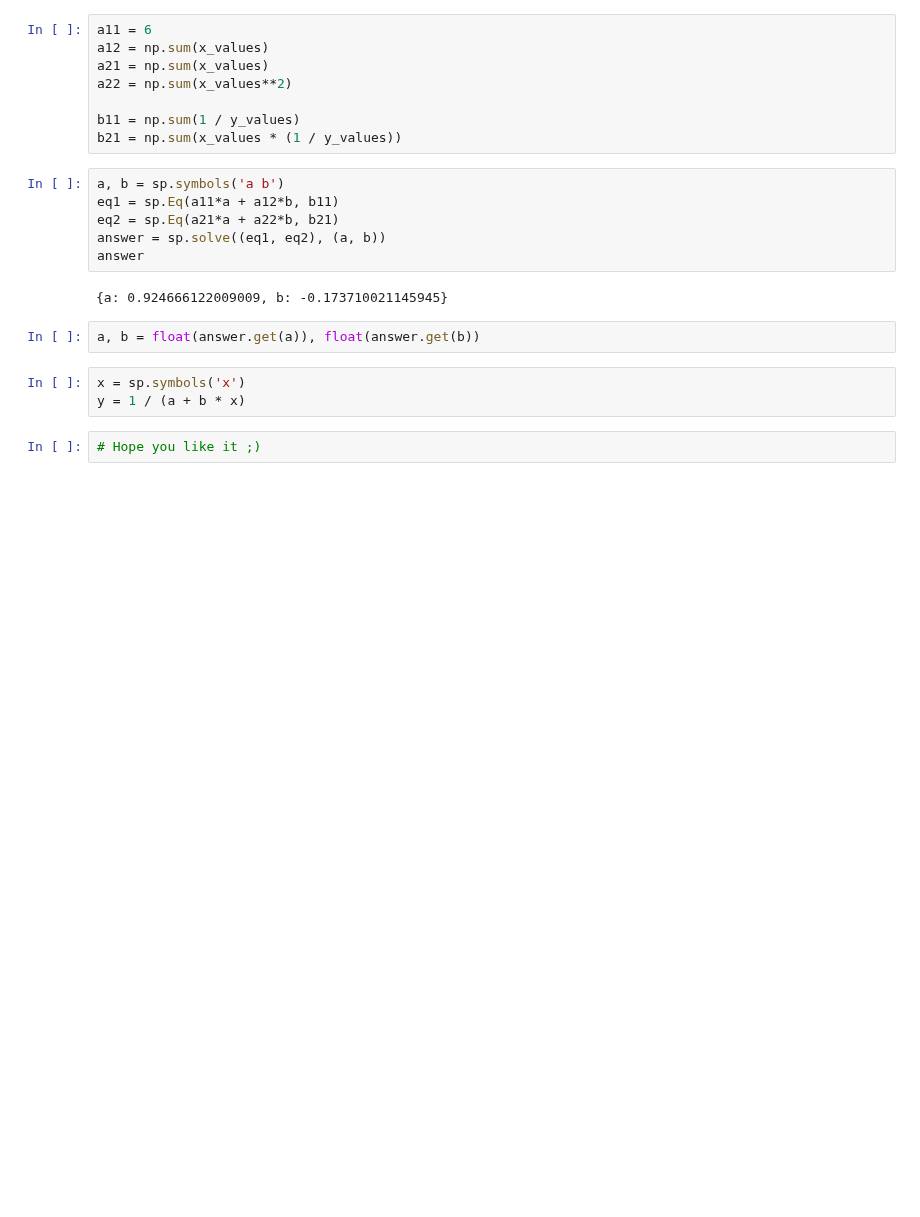
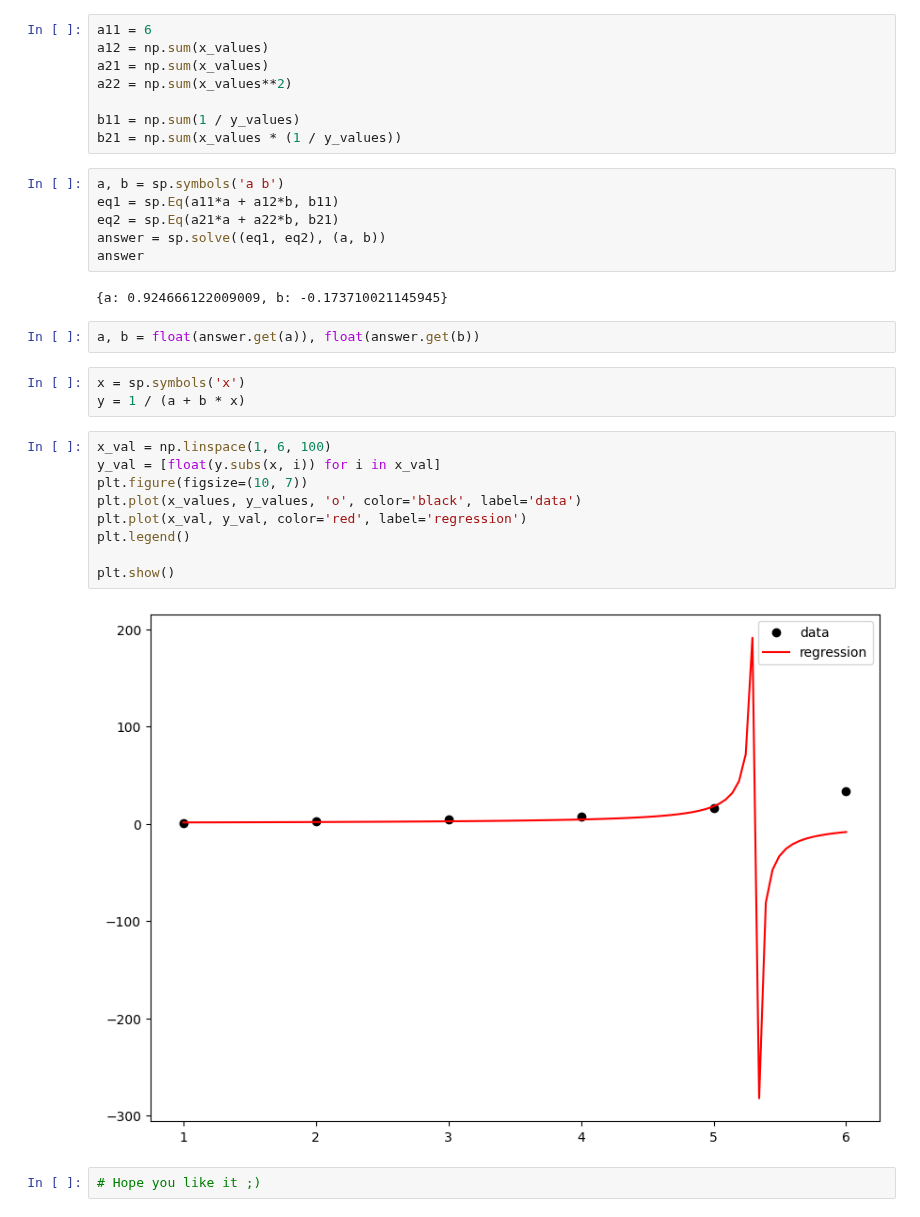
Before and after one commit to pooyanosk1382/numericalAnalysis, a Jupyter notebook: Regression.ipynb, the cells around one changed output. Saved outputs shown, nothing was run; the diff lists cells and outputs as text; blank space fills up the shorter version.

Commit message:
regression

```diff
--- a/Regression.ipynb
+++ b/Regression.ipynb
@@ -72,5 +72,16 @@ a, b = float(answer.get(a)), float(answer.get(b))
 # %%
 x = sp.symbols('x')
 y = 1 / (a + b * x)
+# %%
+x_val = np.linspace(1, 6, 100)
+y_val = [float(y.subs(x, i)) for i in x_val]
+plt.figure(figsize=(10, 7))
+plt.plot(x_values, y_values, 'o', color='black', label='data')
+plt.plot(x_val, y_val, color='red', label='regression')
+plt.legend()
+
+plt.show()
+# %% [output]
+[figure, added]
 # %%
 # Hope you like it ;)
```
